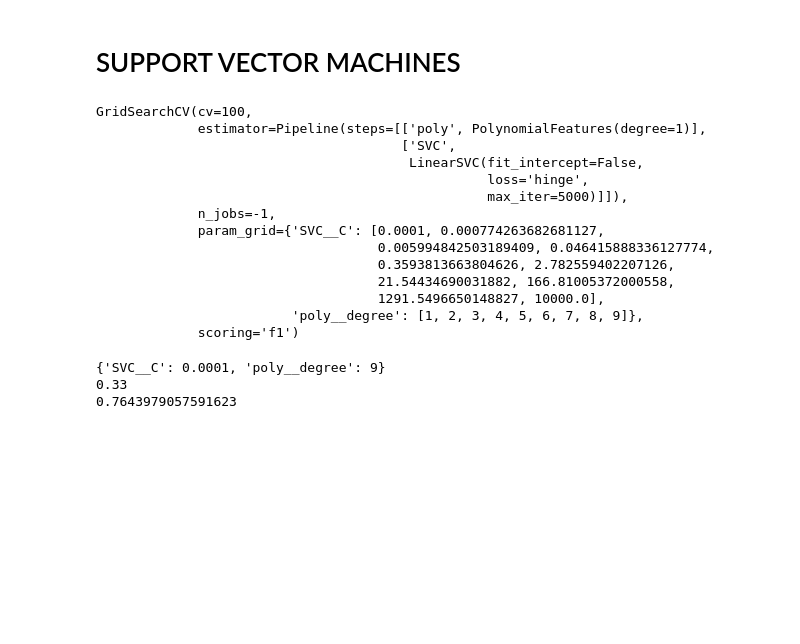
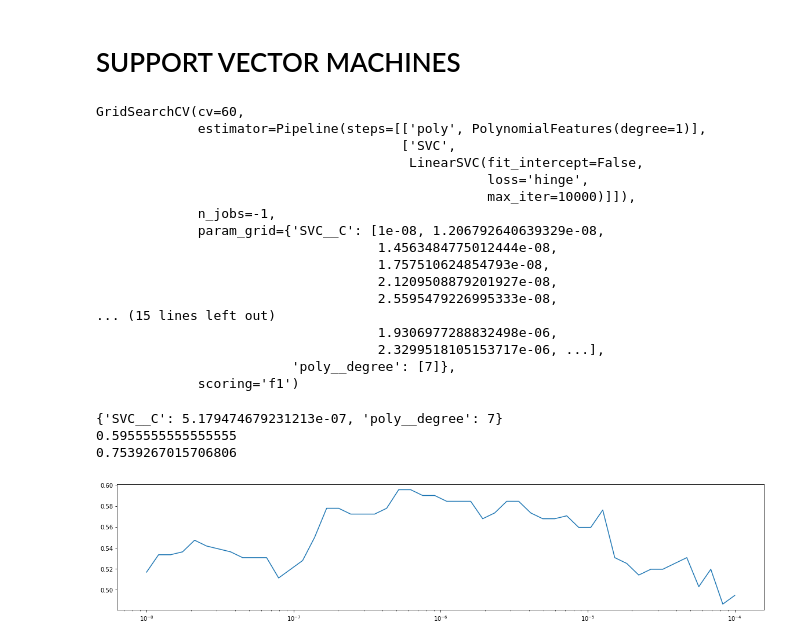
Before and after one commit to JaviCeRodriguez/Heart-Failure-ML, a Jupyter notebook: classification.ipynb, the cells around one changed output. Saved outputs shown, nothing was run; the diff lists cells and outputs as text; code cells hidden in the pictures; blank space fills up the shorter version.

```diff
--- a/classification.ipynb
+++ b/classification.ipynb
@@ -101,37 +101,47 @@ plot_roc_curve(lr_model, feat_train, targ_train,ax=ax2)
 # %% [markdown]
 # SUPPORT VECTOR MACHINES
 # %%
-hyperparam = {"poly__degree":[n for n in range(1,10)],"SVC__C":[n for n in np.logspace(-4.0,4.0, num=10)]}
+hyperparam = {"poly__degree":[n for n in range(7,8)],"SVC__C":[n for n in np.logspace(-8.0,-4.0, num=50)]}
 
-svml_model = Pipeline([["poly",PolynomialFeatures(degree=1,include_bias=True)],["SVC",LinearSVC(loss='hinge', C=1.0, fit_intercept=False, penalty='l2', max_iter=5000)]])
+svml_model = Pipeline([["poly",PolynomialFeatures(degree=1,include_bias=True)],["SVC",LinearSVC(loss='hinge', C=1.0, fit_intercept=False, penalty='l2', max_iter=10000)]])
 
-grilla = GridSearchCV(svml_model,hyperparam,cv=100,scoring="f1",n_jobs=-1)
+grilla = GridSearchCV(svml_model,hyperparam,cv=60,scoring="f1",n_jobs=-1)
 
 grilla.fit(feat_train,targ_train)
 # %% [output]
-GridSearchCV(cv=100,
+GridSearchCV(cv=60,
              estimator=Pipeline(steps=[['poly', PolynomialFeatures(degree=1)],
                                        ['SVC',
                                         LinearSVC(fit_intercept=False,
                                                   loss='hinge',
-                                                  max_iter=5000)]]),
+                                                  max_iter=10000)]]),
              n_jobs=-1,
-             param_grid={'SVC__C': [0.0001, 0.000774263682681127,
-                                    0.005994842503189409, 0.046415888336127774,
-                                    0.3593813663804626, 2.782559402207126,
-                                    21.54434690031882, 166.81005372000558,
-                                    1291.5496650148827, 10000.0],
-                         'poly__degree': [1, 2, 3, 4, 5, 6, 7, 8, 9]},
+             param_grid={'SVC__C': [1e-08, 1.206792640639329e-08,
+                                    1.4563484775012444e-08,
+                                    1.757510624854793e-08,
+                                    2.1209508879201927e-08,
+                                    2.5595479226995333e-08,
+... (15 lines left out)
+                                    1.9306977288832498e-06,
+                                    2.3299518105153717e-06, ...],
+                         'poly__degree': [7]},
              scoring='f1')
 # %%
 svml_model = grilla.best_estimator_
 print(grilla.best_params_)
 print(grilla.best_score_)
-print(accuracy_score(targ_train, lr_model.predict(feat_train)))
+print(accuracy_score(targ_train, svml_model.predict(feat_train)))
 # %% [output]
-{'SVC__C': 0.0001, 'poly__degree': 9}
-0.33
-0.7643979057591623
+{'SVC__C': 5.179474679231213e-07, 'poly__degree': 7}
+0.5955555555555555
+0.7539267015706806
+# %%
+grilla.cv_results_["mean_test_score"]
+fig, ax1 = plt.subplots(1, 1, figsize=(20, 4))
+plt.plot(grilla.cv_results_["param_SVC__C"],grilla.cv_results_["mean_test_score"],scaley="log")
+ax1.set_xscale('log')
+# %% [output]
+[figure, added]
 # %%
 cm = confusion_matrix(targ_train, svml_model.predict(feat_train))
 disp = ConfusionMatrixDisplay(confusion_matrix=cm)
```
Also changed, not shown: parts of 8 cells of this notebook.
